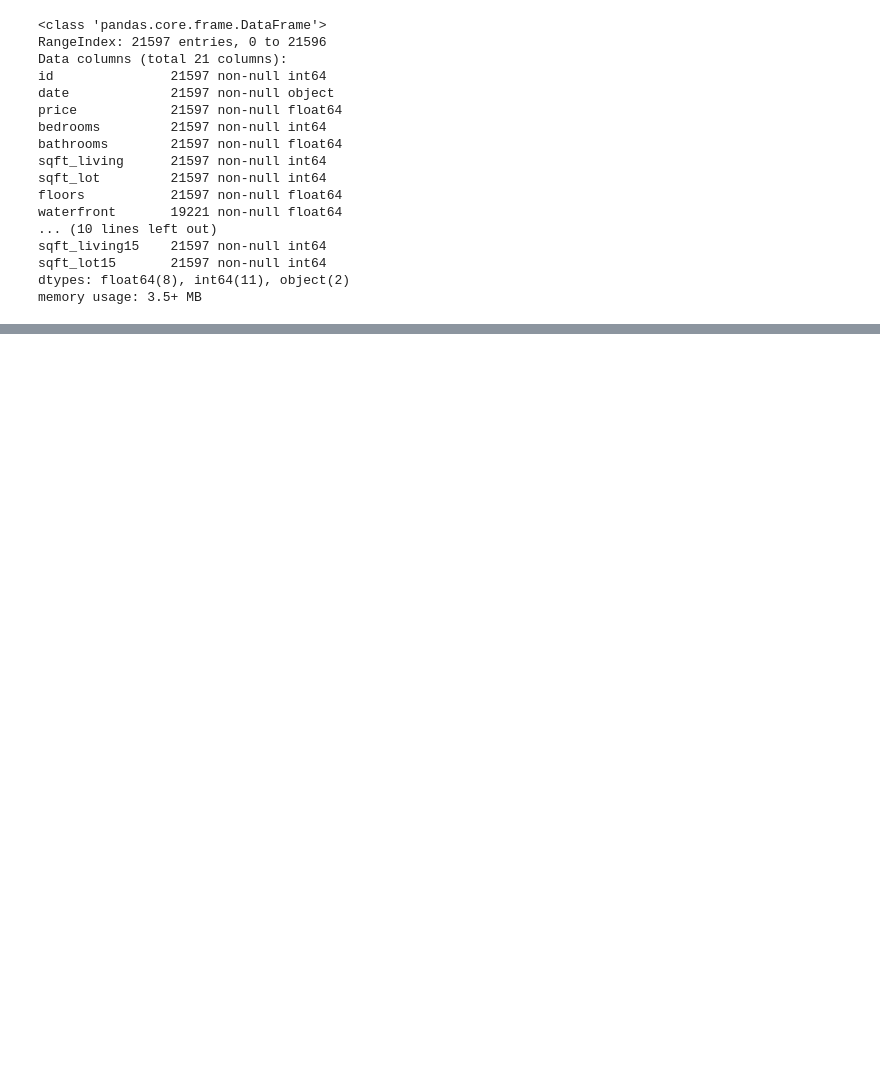
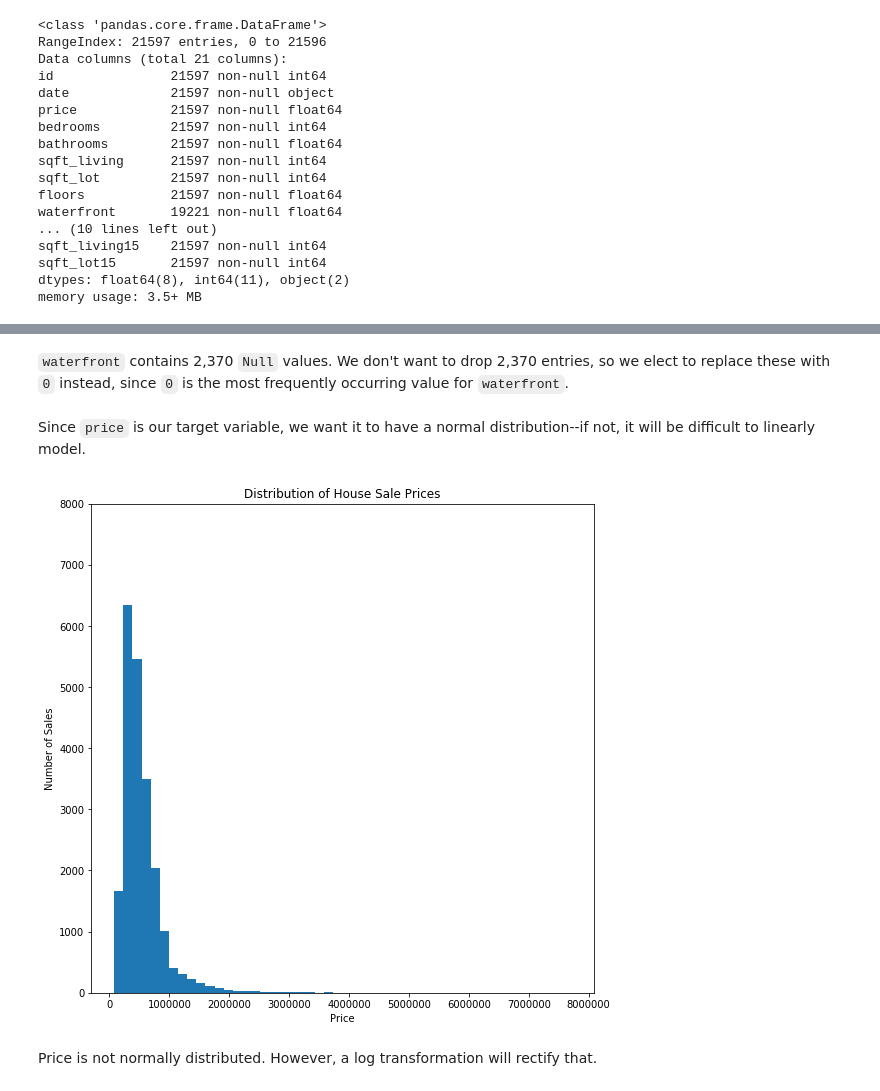
Before and after one commit to AlecMorgan/Housing-Price-Predictor, a Jupyter notebook: student.ipynb, the cells around one changed output, grey strips where cells are left out. Saved outputs shown, nothing was run; the diff lists cells and outputs as text; code cells hidden in the pictures; blank space fills up the shorter version.

```diff
--- a/student.ipynb
+++ b/student.ipynb
@@ -308,0 +120,5 @@ plt.show()
+# %%
+house_data = house_data.drop('zipcode', axis=1)
+house_data = house_data.drop('sqft_above', axis=1)
+house_data = house_data.drop('sqft_living15', axis=1)
+house_data = house_data.drop('grade', axis=1)
@@ -308,0 +145,17 @@ plt.show()
+# %% [markdown]
+`waterfront` contains 2,370 `Null` values. We don't want to drop 2,370 entries, so we elect to replace these with `0` instead, since `0` is the most frequently occurring value for `waterfront`.
+# %%
+house_data = house_data.fillna(0)
+# %% [markdown]
+Since `price` is our target variable, we want it to have a normal distribution--if not, it will be difficult to linearly model.
+# %%
+plt.figure(figsize=(9,9))
+plt.ylim(0, 8000)
+plt.xlabel('Price')
+plt.ylabel('Number of Sales')
+plt.title('Distribution of House Sale Prices')
+_ = plt.hist(house_data['price'], bins=50)
+# %% [output]
+[figure, added]
+# %% [markdown]
+Price is not normally distributed. However, a log transformation will rectify that.
```
Also changed, not shown: parts of 103 cells of this notebook.
